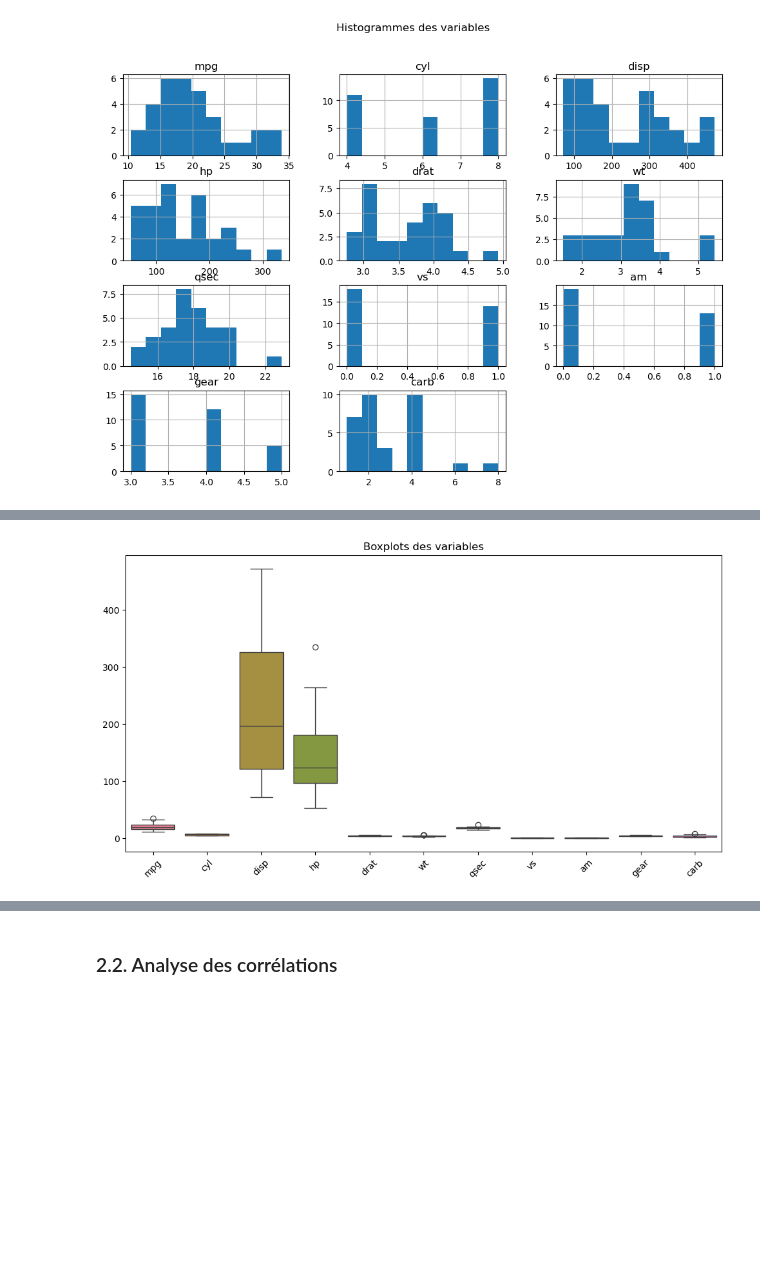
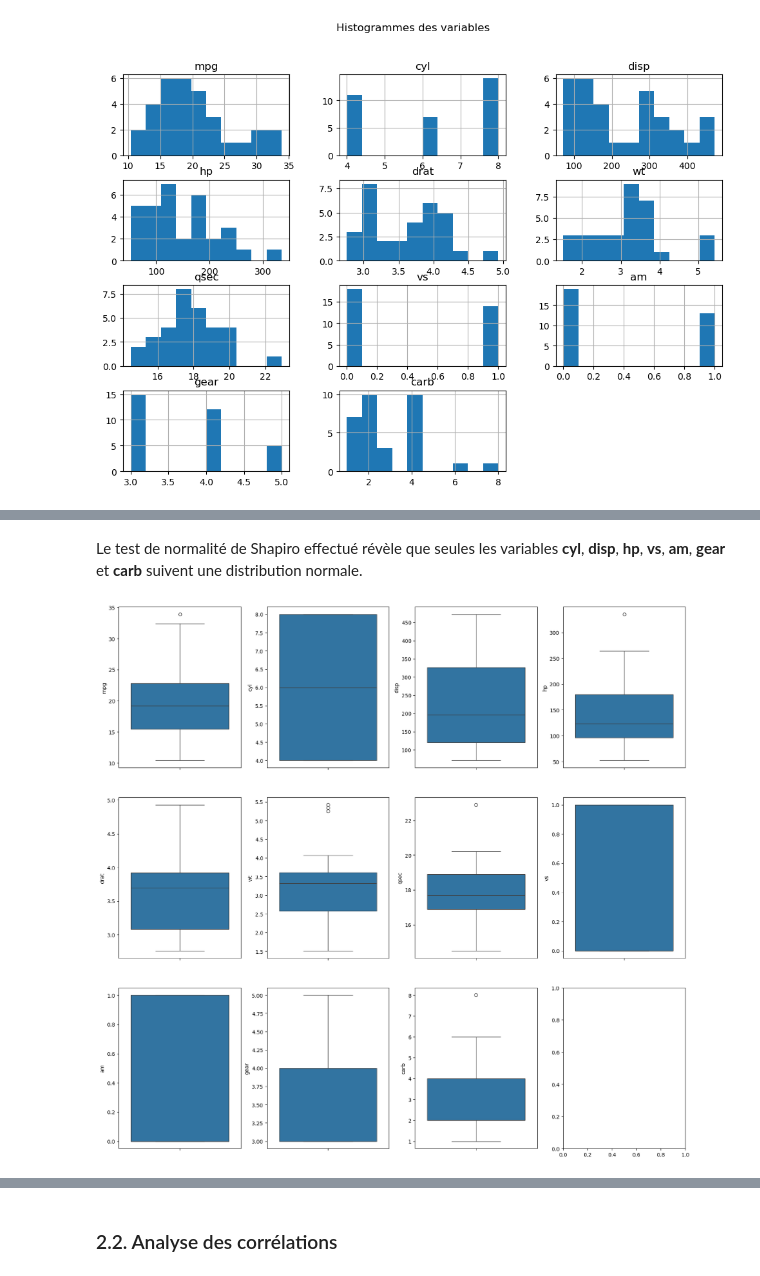
Before and after one commit to touss643/60-Jours-de-RL, a Jupyter notebook: src/Jour_43.ipynb, the cells around one changed output, grey strips where cells are left out. Saved outputs shown, nothing was run; the diff lists cells and outputs as text; code cells hidden in the pictures; blank space fills up the shorter version.

```diff
--- a/src/Jour_43.ipynb
+++ b/src/Jour_43.ipynb
@@ -29,7 +30,7 @@ from sklearn.linear_model import LinearRegression
 # %% [markdown]
 ## 1. Chargement de la base données
 # %%
-data = pd.read_csv("C:/Users/ZES/Downloads/mtcars.csv")
+data = pd.read_csv("../data/mtcars.csv")
 
 # les types de données
 print(data.dtypes)
@@ -92,0 +106,11 @@ Les variables **wt** et **qsec** suiventt une distribution normale.
+# %%
+results = []
+
+# Test de normalité pour chaque variable (colonne)
+for col in df.columns:
+    stat, p_value = shapiro(df[col])
+    results.append({'Variable': col, 'p-valeur': round(p_value, 4)})
+
+# Résultat sous forme de DataFrame
+result_df = pd.DataFrame(results)
+print(result_df)
@@ -93,10 +130,15 @@ Les variables **wt** et **qsec** suiventt une distribution normale.
+# %% [markdown]
+Le test de normalité de Shapiro effectué révèle que seules les variables **cyl**, **disp**, **hp**, **vs**, **am**, **gear** et **carb** suivent une distribution normale.
 # %%
-# Boxplots des variables
-plt.figure(figsize=(12, 6))
-sns.boxplot(data=df)
-plt.xticks(rotation=45)
-plt.title("Boxplots des variables")
-plt.show()
+# Création de boxplots
+fig, ax = plt.subplots(ncols=4, nrows=3, figsize=(16, 15))
+index = 0
+ax = ax.flatten()
+
+for col, value in df.items():
+    sns.boxplot(y=col, data=df, ax=ax[index])
+    index += 1
+plt.tight_layout(pad=0.5, w_pad=0.7, h_pad=5.0)
 # %% [output]
-[figure, old version]
+[figure, new version]
 # %% [markdown]
```
Also changed, not shown: parts of 15 cells of this notebook, 2 other files.
